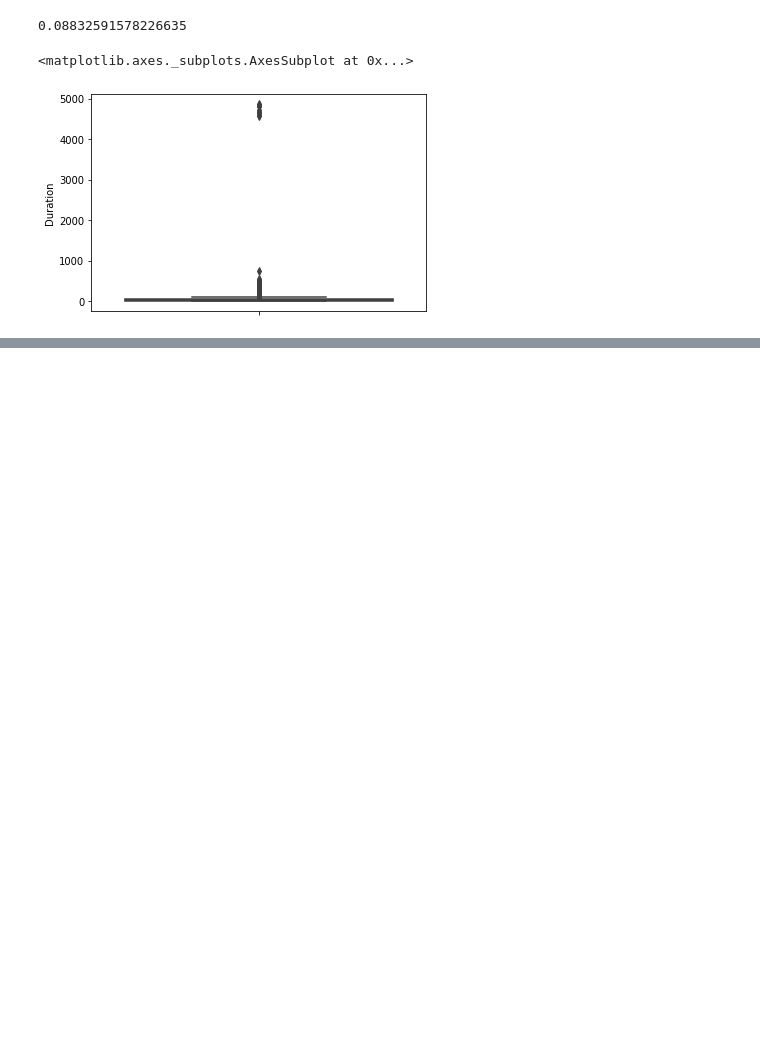
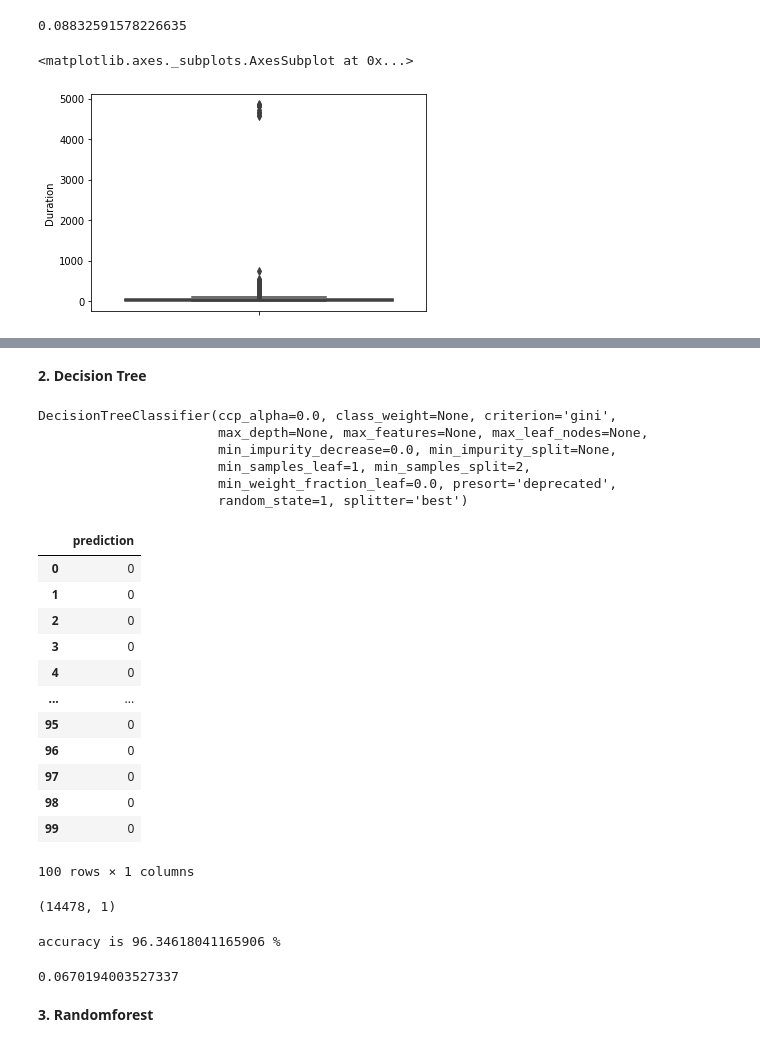
Before and after one commit to sirumallasrinivas/aiml, a Jupyter notebook: DPhi_Assignment_1.ipynb, the cells around one changed output, grey strips where cells are left out. Drawn from its saved outputs; the diff is of its cells as text; code cells hidden in the pictures; blank space fills up the shorter version.

```diff
--- a/DPhi_Assignment_1.ipynb
+++ b/DPhi_Assignment_1.ipynb
@@ -183,0 +191,56 @@ plt.show()
+# %% [markdown]
+**2. Decision Tree**
+# %%
+from sklearn.tree import DecisionTreeClassifier
+
+# create the model object
+dt = DecisionTreeClassifier(random_state=1) # max-depth controls the maximum depth of the tree
+
+# fit the model on train data
+dt.fit(X_train, y_train)
+# %% [output]
+DecisionTreeClassifier(ccp_alpha=0.0, class_weight=None, criterion='gini',
+                       max_depth=None, max_features=None, max_leaf_nodes=None,
+                       min_impurity_decrease=0.0, min_impurity_split=None,
+                       min_samples_leaf=1, min_samples_split=2,
+                       min_weight_fraction_leaf=0.0, presort='deprecated',
+                       random_state=1, splitter='best')
+# %%
+#Predictions on the Test data
+predictions_dt = dt.predict(X_test)
+#Putting the above predictions and probabilities together to create a readable df
+pred_label = pd.DataFrame(predictions_dt.reshape(len(predictions_dt),1))
+pred_label.rename(columns={0:'prediction'}, inplace=True)
+pred_label.head(100)
+# %% [output]
+|  | prediction |
+| 0 | 0 |
+| 1 | 0 |
+| 2 | 0 |
+| 3 | 0 |
+| 4 | 0 |
+| ... | ... |
+| 95 | 0 |
+| 96 | 0 |
+| 97 | 0 |
+| 98 | 0 |
+| 99 | 0 |
+100 rows × 1 columns
+# %%
+test_pred = pd.concat([y_test, pred_label], axis=1)
+test_pred.head(30000)
+pred_label.shape
+# %% [output]
+(14478, 1)
+# %%
+# Accuracy score
+from sklearn.metrics import accuracy_score
+print('accuracy is',accuracy_score(y_test, pred_label)*100.0, "%")
+# %% [output]
+accuracy is 96.34618041165906 %
+# %%
+f1_score(y_test, predictions_dt)
+# %% [output]
+0.0670194003527337
+# %% [markdown]
+**3. Randomforest**
```
Also changed, not shown: parts of 7 cells of this notebook.
